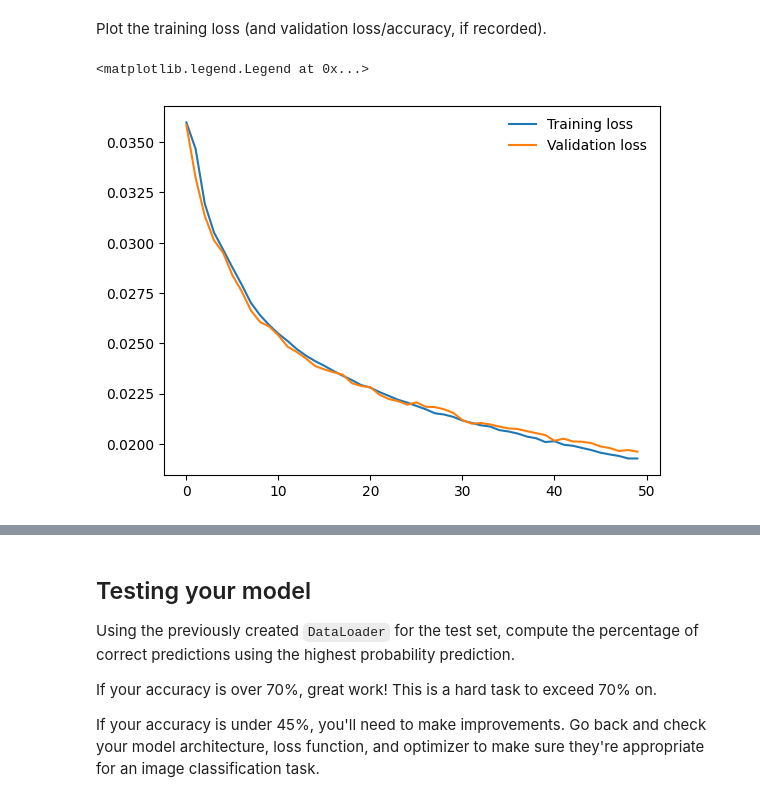
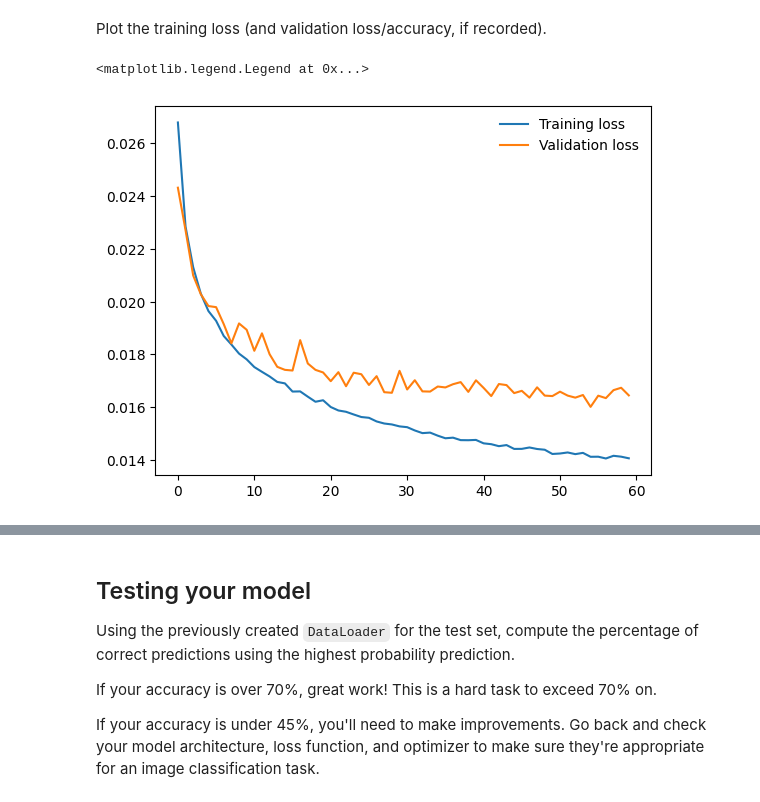
Before and after one commit to holtbui/CIFAR-10-Classifier, a Jupyter notebook: CIFAR-10_Image_Classifier-STARTER.ipynb, the cells around one changed output, grey strips where cells are left out. Cells and saved outputs as stored; diff of their text form; code cells hidden in the pictures.

```diff
--- a/CIFAR-10_Image_Classifier-STARTER.ipynb
+++ b/CIFAR-10_Image_Classifier-STARTER.ipynb
@@ -58,7 +59,7 @@ Dataset CIFAR10
 
 # Create training set and define training dataloader
 ## YOUR CODE HERE ##
-train_transforms = transforms.Compose([transforms.RandomRotation(30),
+data_transforms = transforms.Compose([transforms.RandomRotation(30),
                                         transforms.RandomHorizontalFlip(),
                                         transforms.ToTensor(),
                                         transforms.Normalize([0.491, 0.482, 0.446],
@@ -70,10 +71,17 @@ train_transforms = transforms.Compose([transforms.RandomRotation(30),
 test_transforms = transforms.Compose([transforms.ToTensor(),
                                       transforms.Normalize([0.491, 0.482, 0.446],
                                                             [0.247, 0.243, 0.261])
+
+
                                       ])
-trainset = torchvision.datasets.CIFAR10('./', transform=train_transforms)
+
+dataset = dataset = torchvision.datasets.CIFAR10('./', transform=data_transforms)
+val_size = 5000
+train_size = len(dataset) - val_size
+trainset, validationset =  random_split(dataset, [train_size, val_size])
 testset = torchvision.datasets.CIFAR10('./', transform=test_transforms)
 trainloader = torch.utils.data.DataLoader(trainset, batch_size=64, shuffle=True)
+validationloader =  torch.utils.data.DataLoader(validationset, batch_size=64, shuffle=True)
 testloader = torch.utils.data.DataLoader(testset, batch_size=64)
 
 
@@ -166,7 +166,7 @@ If you use a less common loss function, please note why you chose that loss func
 ## YOUR CODE HERE ##
 model=Classifier()
 criterion = nn.CrossEntropyLoss()
-optimizer = optim.SGD(model.parameters(), lr=0.001, momentum=0.9)
+optimizer = optim.Adam(model.parameters(), lr=0.001)
 # %% [markdown]
 ## Running your Neural Network
 Use whatever method you like to train your neural network, and ensure you record the average loss at each epoch.
@@ -174,10 +174,9 @@ Don't forget to use `torch.device()` and the `.to()` method for both your model
 
 If you want to print your loss during each epoch, you can use the `enumerate` function and print the loss after a set number of batches. 250 batches works well for most people!
 # %%
-## YOUR CODE HERE ##
-epochs = 50
+epochs = 60
 
-train_losses, test_losses, test_accuracy = [], [], []
+train_losses, validation_losses = [], []
 for epoch in range(epochs):
     tot_train_loss = 0
     for images, labels in trainloader:
@@ -190,31 +189,22 @@ for epoch in range(epochs):
         loss.backward()
         optimizer.step()
     else:
-        tot_test_loss = 0
-        test_correct = 0
+        tot_validation_loss = 0
         with torch.no_grad():
-            for images, labels in testloader:
+            for images, labels in validationloader:
                 log_ps = model.forward(images)
                 loss = criterion(log_ps, labels)
-                tot_test_loss += loss.item()
-
-                ps = torch.exp(log_ps)
-                top_p, top_class = ps.topk(1, dim=1)
-                equals = top_class == labels.view(*top_class.shape)
-                test_correct += equals.sum().item()
+                tot_validation_loss += loss.item()
 
         # Get mean loss to enable comparison between train and test sets
         train_loss = tot_train_loss / len(trainloader.dataset)
-        test_loss = tot_test_loss / len(testloader.dataset)
-        accuracy = test_correct / len(testloader.dataset)
+        validation_loss = tot_validation_loss / len(validationloader.dataset)
 
         # At completion of epoch
         train_losses.append(train_loss)
-        test_losses.append(test_loss)
-        test_accuracy.append(accuracy)
+        validation_losses.append(validation_loss)
 
         print("Epoch: {}/{}.. ".format(epoch+1, epochs),
               "Training Loss: {:.3f}.. ".format(train_loss),
-              "Test Loss: {:.3f}.. ".format(test_loss),
-              "Test Accuracy: {:.3f}".format(accuracy))
+              "Validtion Loss: {:.3f}.. ".format(validation_loss),)
 # %% [output]
@@ -240,8 +230,8 @@ Plot the training loss (and validation loss/accuracy, if recorded).
 # %%
 ## YOUR CODE HERE ##
 plt.plot(train_losses, label='Training loss')
-plt.plot(test_losses, label='Validation loss')
+plt.plot(validation_losses, label='Validation loss')
 plt.legend(frameon=False)
 # %% [output]
 <matplotlib.legend.Legend at 0x...>
-[figure, old version]
+[figure, new version]
```
Also changed, not shown: parts of 8 cells of this notebook, 1 other file.
